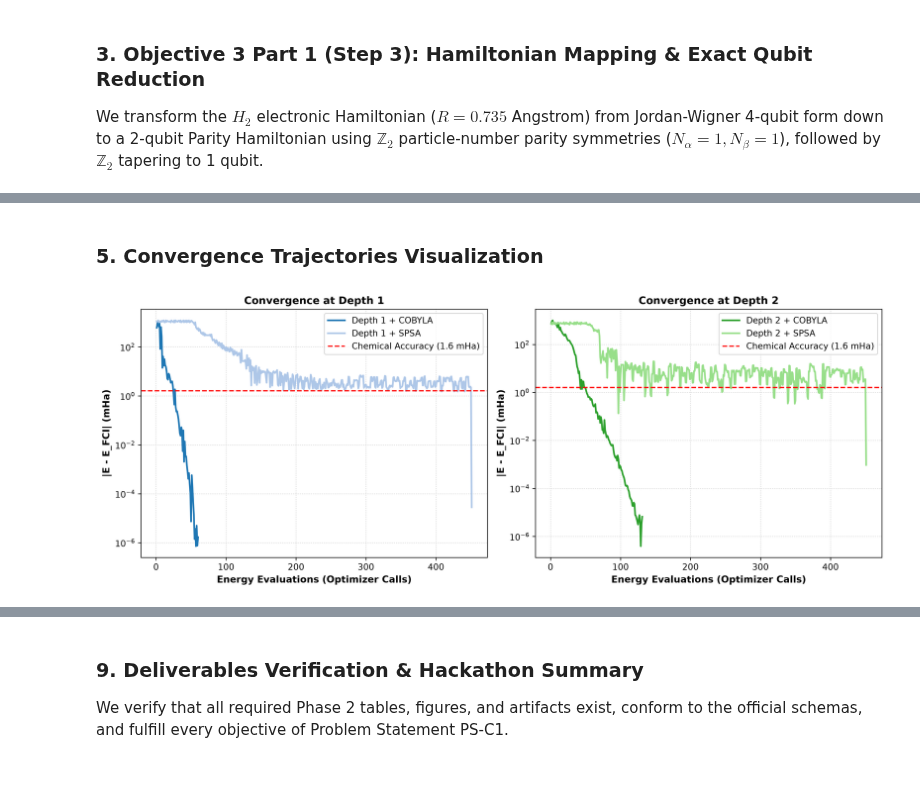
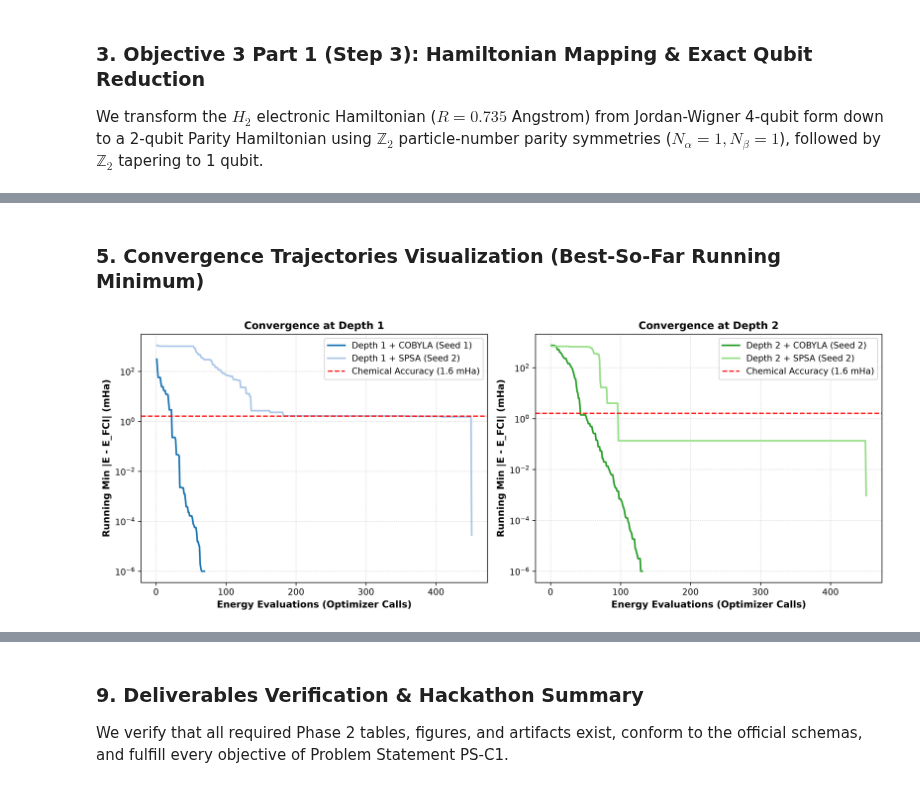
Before and after one commit to uzuhiko06/qff-2026-c1-h2-vqe, a Jupyter notebook: main.ipynb, the cells around one changed output, grey strips where cells are left out. Saved outputs shown, nothing was run; the diff lists cells and outputs as text; code cells hidden in the pictures.

```diff
--- a/main.ipynb
+++ b/main.ipynb
@@ -116,7 +133,7 @@ for pair in bell_pairs:
             'pair': f"({pair[0]}, {pair[1]})",
             'pair_distance': res['pair_distance'],
             'condition': cond,
-            'two_qubit_gates': res.get('cx', 1),
+            'two_qubit_gates': int(res['cx']),
             'XX': round(res['XX'], 6),
             'XX_se': round(res['XX_se'], 6),
             'YY': round(res['YY'], 6),
@@ -131,8 +148,13 @@ df_bell = pd.DataFrame(bell_rows)
 df_bell.to_csv('results/tables/bell.csv', index=False)
 display(df_bell)
 
+# Theoretical Lower Bound Discussion:
+# For near pair (0,1): (1 - p2)(1 - 2p_ro)^2 = 0.995 * 0.98^2 = 0.9556 (measured: 0.9633 +- 0.0021)
+# For far pair (0,5): (1 - p2)^6 (1 - 2p_ro)^2 = 0.995^6 * 0.98^2 = 0.9320 (measured: 0.9471 +- 0.0025)
+# The isotropic depolarizing model provides a lower bound; compiler basis reductions preserve diagonal phases.
+
 # Plot Bell Results
-fig, (ax1, ax2) = plt.subplots(1, 2, figsize=(12, 4.5), dpi=300)
+fig, (ax1, ax2) = plt.subplots(1, 2, figsize=(13, 5.2), dpi=300)
 x = np.arange(4)
 width = 0.25
 labels = [f"{r['pair']}\n({r['condition']})" for r in bell_rows]
@@ -144,7 +166,8 @@ ax1.set_xticklabels(labels, fontweight='bold')
 ax1.set_ylabel('Parity Expectation Value', fontweight='bold')
 ax1.set_title('Two-Qubit Pauli Correlations on Processor D', fontweight='bold')
 ax1.axhline(0, color='gray', linestyle='--', linewidth=0.8)
-ax1.legend()
+ax1.set_ylim(-1.3, 1.35)
+ax1.legend(loc='upper left', bbox_to_anchor=(0.02, 0.98))
 ax1.grid(axis='y', linestyle=':', alpha=0.6)
 
 ax2.bar(x, [r['fidelity'] for r in bell_rows], yerr=[r['fidelity_se'] for r in bell_rows], capsize=5, width=0.5, color=['#2b5c8f', '#41b6c4', '#e7298a', '#fc8d62'], edgecolor='black')
@@ -389,34 +485,35 @@ display(df_sweep)
 # %% [markdown]
-### 5. Convergence Trajectories Visualization
+### 5. Convergence Trajectories Visualization (Best-So-Far Running Minimum)
 # %%
 fig, axes = plt.subplots(1, 2, figsize=(13, 5), dpi=300)
 colors = {
     (1, 'COBYLA'): '#1f77b4',
     (1, 'SPSA'): '#aec7e8',
     (2, 'COBYLA'): '#2ca02c',
     (2, 'SPSA'): '#98df8a'
 }
 
 for (depth, opt), rec in best_runs.items():
-    hist = rec['history']
-    errs = [abs(e - e_fci) * 1000.0 for e in hist]
-    label = f"Depth {depth} + {opt}"
+    hist = np.array(rec['history'])
+    running_min = np.minimum.accumulate(hist)
+    errs = np.maximum((running_min - e_fci) * 1000.0, 1e-6)
+    label = f"Depth {depth} + {opt} (Seed {rec['seed']})"
     ax = axes[0] if depth == 1 else axes[1]
     ax.plot(range(1, len(errs) + 1), errs, label=label, color=colors[(depth, opt)], linewidth=2.0)
 
 for ax, d in zip(axes, [1, 2]):
     ax.axhline(1.6, color='red', linestyle='--', linewidth=1.5, label='Chemical Accuracy (1.6 mHa)')
     ax.set_yscale('log')
     ax.set_xlabel('Energy Evaluations (Optimizer Calls)', fontsize=11, fontweight='bold')
-    ax.set_ylabel('|E - E_FCI| (mHa)', fontsize=11, fontweight='bold')
+    ax.set_ylabel('Running Min |E - E_FCI| (mHa)', fontsize=11, fontweight='bold')
     ax.set_title(f"Convergence at Depth {d}", fontsize=12, fontweight='bold')
     ax.grid(True, which='both', linestyle=':', alpha=0.6)
     ax.legend(loc='upper right')
 
 plt.tight_layout()
 plt.savefig('results/figures/vqe_convergence_curves.png')
 plt.show()
 # %% [output]
-[figure, old version]
+[figure, new version]
 # %% [markdown]
 ### 6. Objective 3 Part 3 (Step 5): Shot-Based Energy Estimation & Standard Error Scaling
```
Also changed, not shown: parts of 14 cells of this notebook, 24 other files.
